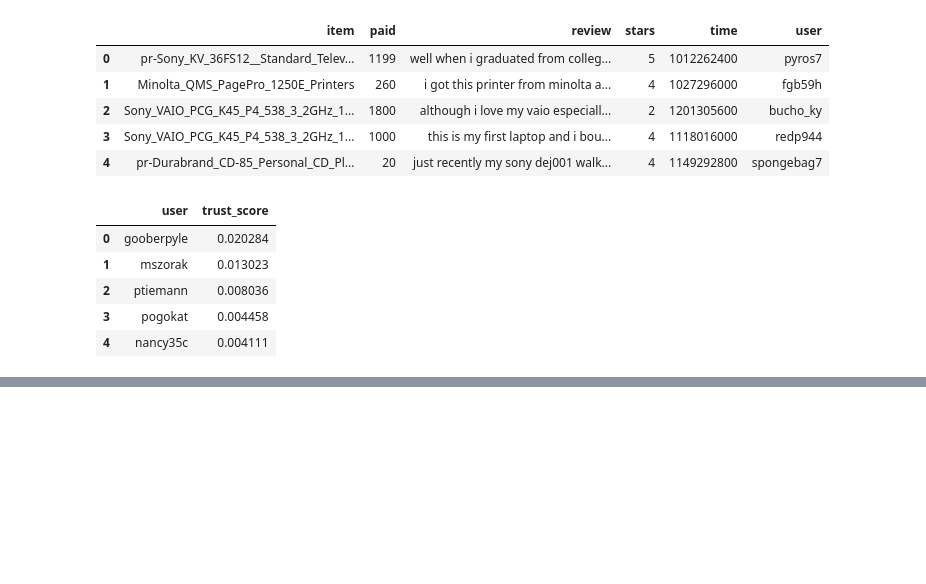
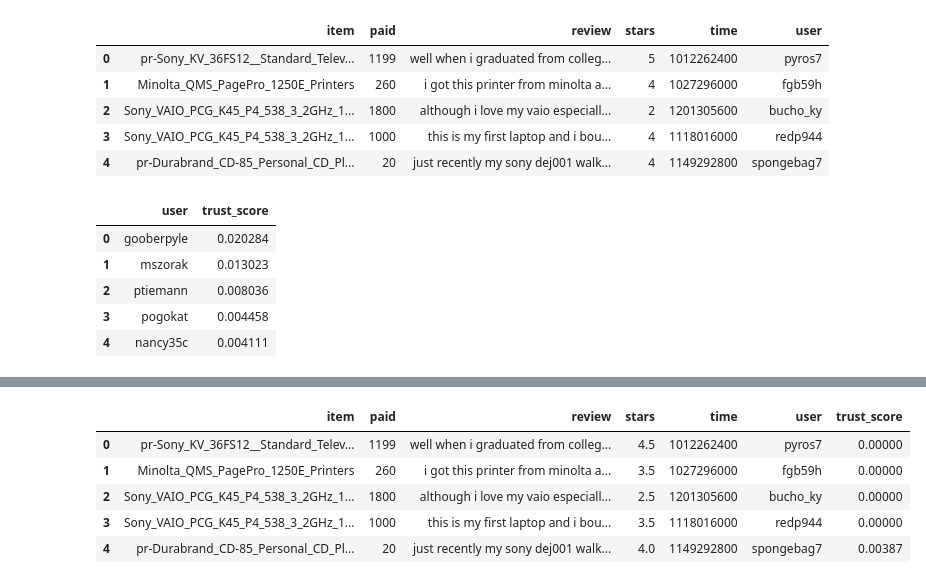
Before and after one commit to ShaluRani/256_group_project, a Jupyter notebook: Trust_score_based_recommendation-Full_Dataset.ipynb, the cells around one changed output, grey strips where cells are left out. Drawn from its saved outputs; the diff is of its cells as text; code cells hidden in the pictures; blank space fills up the shorter version.

```diff
--- a/Trust_score_based_recommendation-Full_Dataset.ipynb
+++ b/Trust_score_based_recommendation-Full_Dataset.ipynb
@@ -241,0 +323,14 @@ trust_df.to_csv('Dataset/trust_scores.csv')
+# %%
+# copying final stars2 ratings into stars field and dropping the intermediate stars2 field
+
+result_df['stars'] = result_df['stars2']
+result_df.drop(columns='stars2', inplace = True)
+# %%
+result_df.head()
+# %% [output]
+|  | item | paid | review | stars | time | user | trust_score |
+| 0 | pr-Sony_KV_36FS12__Standard_Telev... | 1199 | well when i graduated from colleg... | 4.5 | 1012262400 | pyros7 | 0.00000 |
+| 1 | Minolta_QMS_PagePro_1250E_Printers | 260 | i got this printer from minolta a... | 3.5 | 1027296000 | fgb59h | 0.00000 |
+| 2 | Sony_VAIO_PCG_K45_P4_538_3_2GHz_1... | 1800 | although i love my vaio especiall... | 2.5 | 1201305600 | bucho_ky | 0.00000 |
+| 3 | Sony_VAIO_PCG_K45_P4_538_3_2GHz_1... | 1000 | this is my first laptop and i bou... | 3.5 | 1118016000 | redp944 | 0.00000 |
+| 4 | pr-Durabrand_CD-85_Personal_CD_Pl... | 20 | just recently my sony dej001 walk... | 4.0 | 1149292800 | spongebag7 | 0.00387 |
```
Also changed, not shown: parts of 21 cells of this notebook, 1 other file.
